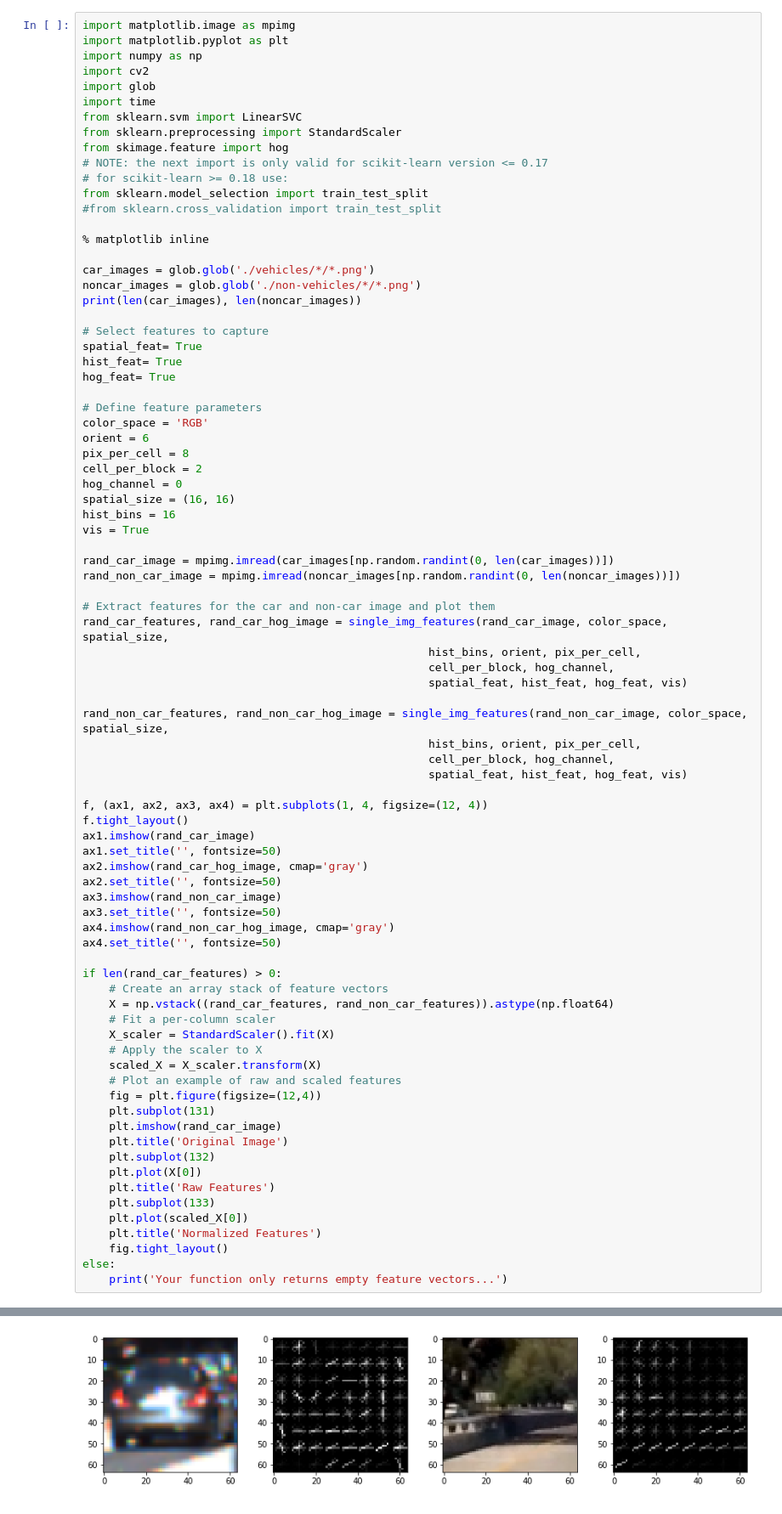
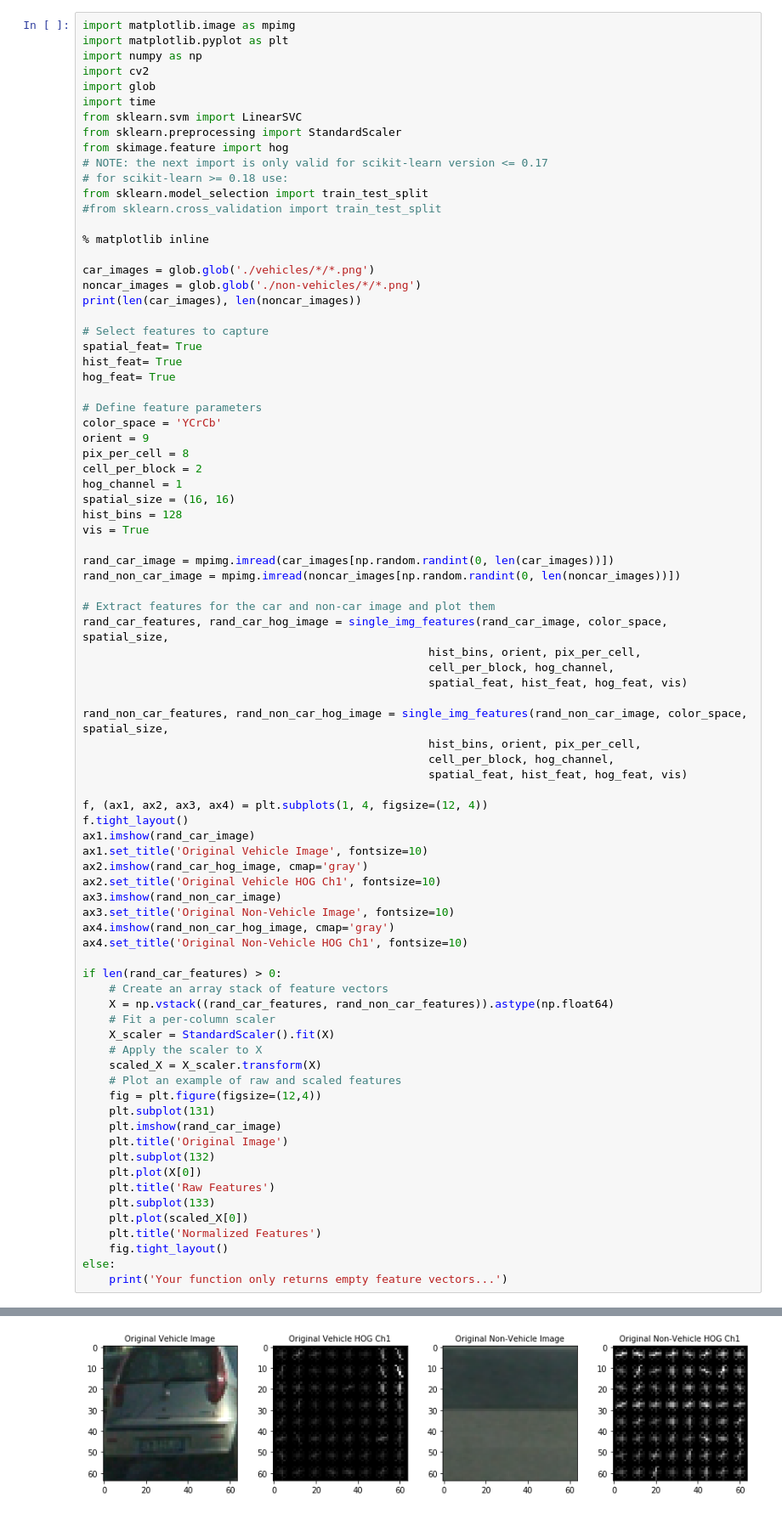
Before and after one commit to patdring/CarND-Term1-Vehicle-Detection, a Jupyter notebook: P5.ipynb, the cells around one changed output, grey strips where cells are left out. Shown at 85% size. Saved outputs shown, nothing was run; the diff lists cells and outputs as text.

Commit message:
Added Visualization HOG Ch1 for vehicle and non-vehicle images

```diff
--- a/P5.ipynb
+++ b/P5.ipynb
@@ -208,13 +208,13 @@ hist_feat= True
 hog_feat= True
 
 # Define feature parameters
-color_space = 'RGB'
-orient = 6
+color_space = 'YCrCb'
+orient = 9
 pix_per_cell = 8
 cell_per_block = 2
-hog_channel = 0
+hog_channel = 1
 spatial_size = (16, 16)
-hist_bins = 16
+hist_bins = 128
 vis = True
 
 rand_car_image = mpimg.imread(car_images[np.random.randint(0, len(car_images))])
@@ -234,35 +234,35 @@ rand_non_car_features, rand_non_car_hog_image = single_img_features(rand_non_car
 f, (ax1, ax2, ax3, ax4) = plt.subplots(1, 4, figsize=(12, 4))
 f.tight_layout()
 ax1.imshow(rand_car_image)
-ax1.set_title('', fontsize=50)
+ax1.set_title('Original Vehicle Image', fontsize=10)
 ax2.imshow(rand_car_hog_image, cmap='gray')
-ax2.set_title('', fontsize=50)
+ax2.set_title('Original Vehicle HOG Ch1', fontsize=10)
 ax3.imshow(rand_non_car_image)
-ax3.set_title('', fontsize=50)
+ax3.set_title('Original Non-Vehicle Image', fontsize=10)
 ax4.imshow(rand_non_car_hog_image, cmap='gray')
-ax4.set_title('', fontsize=50)
+ax4.set_title('Original Non-Vehicle HOG Ch1', fontsize=10)
 
 if len(rand_car_features) > 0:
     # Create an array stack of feature vectors
     X = np.vstack((rand_car_features, rand_non_car_features)).astype(np.float64)
     # Fit a per-column scaler
     X_scaler = StandardScaler().fit(X)
     # Apply the scaler to X
     scaled_X = X_scaler.transform(X)
     # Plot an example of raw and scaled features
     fig = plt.figure(figsize=(12,4))
     plt.subplot(131)
     plt.imshow(rand_car_image)
     plt.title('Original Image')
     plt.subplot(132)
     plt.plot(X[0])
     plt.title('Raw Features')
     plt.subplot(133)
     plt.plot(scaled_X[0])
     plt.title('Normalized Features')
     fig.tight_layout()
 else:
     print('Your function only returns empty feature vectors...')
 # %% [output]
 8792 8968
-[figure, old version]
+[figure, new version]
```
Also changed, not shown: parts of 6 cells of this notebook.
